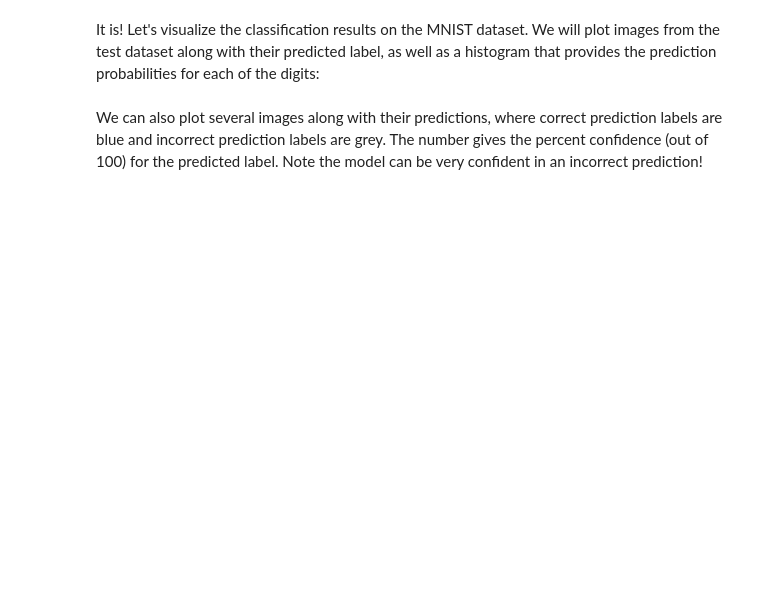
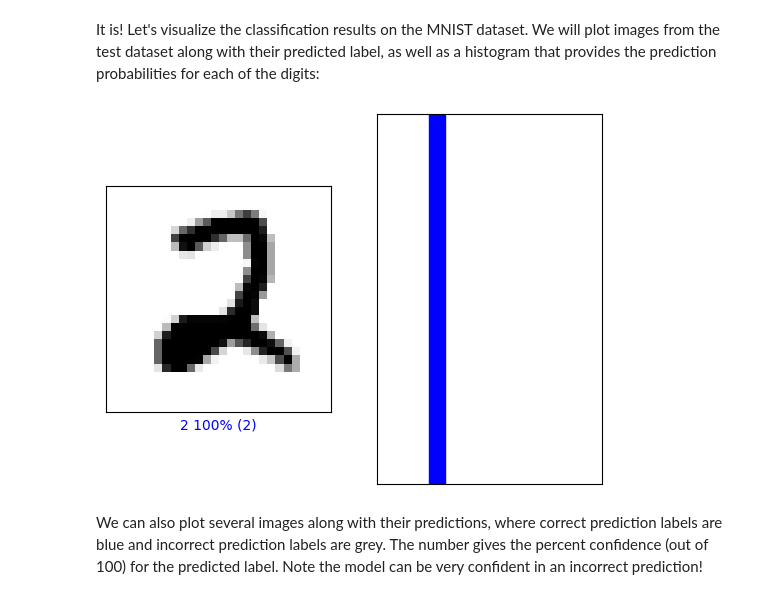
Before and after one commit to kahnertk/introtodeeplearning, a Jupyter notebook: lab2/Part1_MNIST.ipynb, the cells around one changed output. Drawn from its saved outputs; the diff is of its cells as text; code cells hidden in the pictures; blank space fills up the shorter version.

```diff
--- a/lab2/Part1_MNIST.ipynb
+++ b/lab2/Part1_MNIST.ipynb
@@ -123,7 +146,7 @@ You'll want to experiment with both the choice of optimizer and learning rate an
 '''TODO: Experiment with different optimizers and learning rates. How do these affect
     the accuracy of the trained model? Which optimizers and/or learning rates yield
     the best performance?'''
-model.compile(optimizer=tf.keras.optimizers.SGD(learning_rate=1e-1),
+model.compile(optimizer=tf.keras.optimizers.Adam(learning_rate=1e-3),
               loss='sparse_categorical_crossentropy',
               metrics=['accuracy'])
 # %% [markdown]
@@ -172,16 +210,16 @@ def build_cnn_model():
     cnn_model = tf.keras.Sequential([
 
         # TODO: Define the first convolutional layer
-        tf.keras.layers.Conv2D('''TODO'''),
+        tf.keras.layers.Conv2D(filters=24, kernel_size=(3,3), strides=1, activation=tf.nn.relu),
 
         # TODO: Define the first max pooling layer
-        tf.keras.layers.MaxPool2D('''TODO'''),
+        tf.keras.layers.MaxPool2D(pool_size=(2,2), strides=2),
 
         # TODO: Define the second convolutional layer
-        tf.keras.layers.Conv2D('''TODO'''),
+        tf.keras.layers.Conv2D(filters=36, kernel_size=(3,3), strides=1, activation=tf.nn.relu),
 
         # TODO: Define the second max pooling layer
-        tf.keras.layers.MaxPool2D('''TODO'''),
+        tf.keras.layers.MaxPool2D(pool_size=(2,2), strides=2),
 
         tf.keras.layers.Flatten(),
         tf.keras.layers.Dense(128, activation=tf.nn.relu),
@@ -189,8 +227,8 @@ def build_cnn_model():
         # TODO: Define the last Dense layer to output the classification
         # probabilities. Pay attention to the activation needed a probability
         # output
-        '''TODO: Dense layer to output classification probabilities'''
-    ])
+        tf.keras.layers.Dense(units=10, activation=tf.nn.softmax)
+        ])
 
     return cnn_model
 
@@ -205,9 +261,11 @@ print(cnn_model.summary())
 Now, as before, we can define the loss function, optimizer, and metrics through the `compile` method. Compile the CNN model with an optimizer and learning rate of choice:
 # %%
 '''TODO: Define the compile operation with your optimizer and learning rate of choice'''
-cnn_model.compile(optimizer='''TODO''', loss='''TODO''', metrics=['accuracy']) # TODO
+cnn_model.compile(optimizer=tf.keras.optimizers.Adam(learning_rate=5e-3),
+                  loss=tf.keras.losses.sparse_categorical_crossentropy,
+                  metrics=['accuracy']) # TODO
 # %% [markdown]
 As was the case with the fully connected model, we can train our CNN using the `fit` method via the Keras API.
 # %%
 '''TODO: Use model.fit to train the CNN model, with the same batch_size and number of epochs previously used.'''
-cnn_model.fit('''TODO''')
+cnn_model.fit(train_images, train_labels, batch_size=BATCH_SIZE, epochs=EPOCHS)
@@ -250,11 +336,13 @@ It is! Let's visualize the classification results on the MNIST dataset. We will
 # %%
 #@title Change the slider to look at the model's predictions! { run: "auto" }
 
-image_index = 79 #@param {type:"slider", min:0, max:100, step:1}
+image_index = 82 #@param {type:"slider", min:0, max:100, step:1}
 plt.subplot(1,2,1)
 mdl.lab2.plot_image_prediction(image_index, predictions, test_labels, test_images)
 plt.subplot(1,2,2)
 mdl.lab2.plot_value_prediction(image_index, predictions,  test_labels)
+# %% [output]
+[figure, added]
 # %% [markdown]
 We can also plot several images along with their predictions, where correct prediction labels are blue and incorrect prediction labels are grey. The number gives the percent confidence (out of 100) for the predicted label. Note the model can be very confident in an incorrect prediction!
 # %%
```
Also changed, not shown: parts of 15 cells of this notebook.
